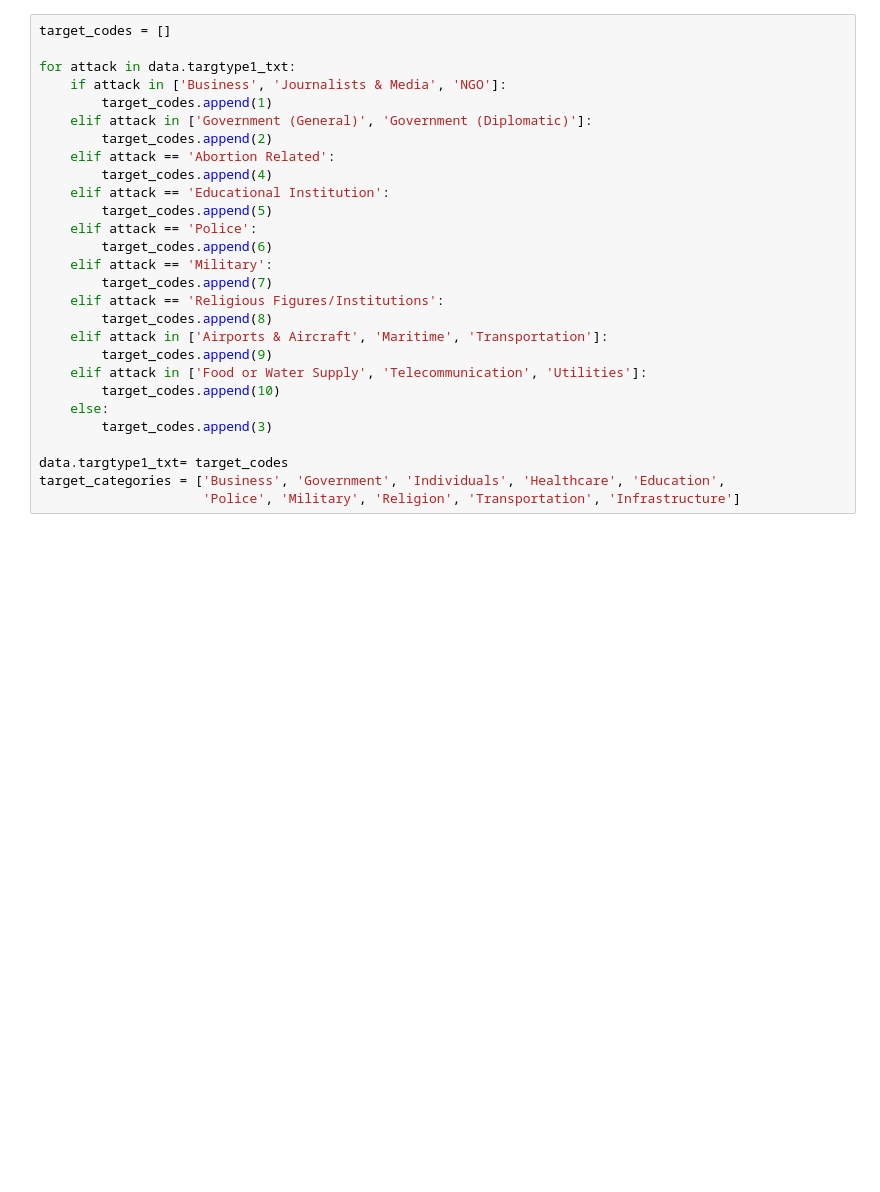
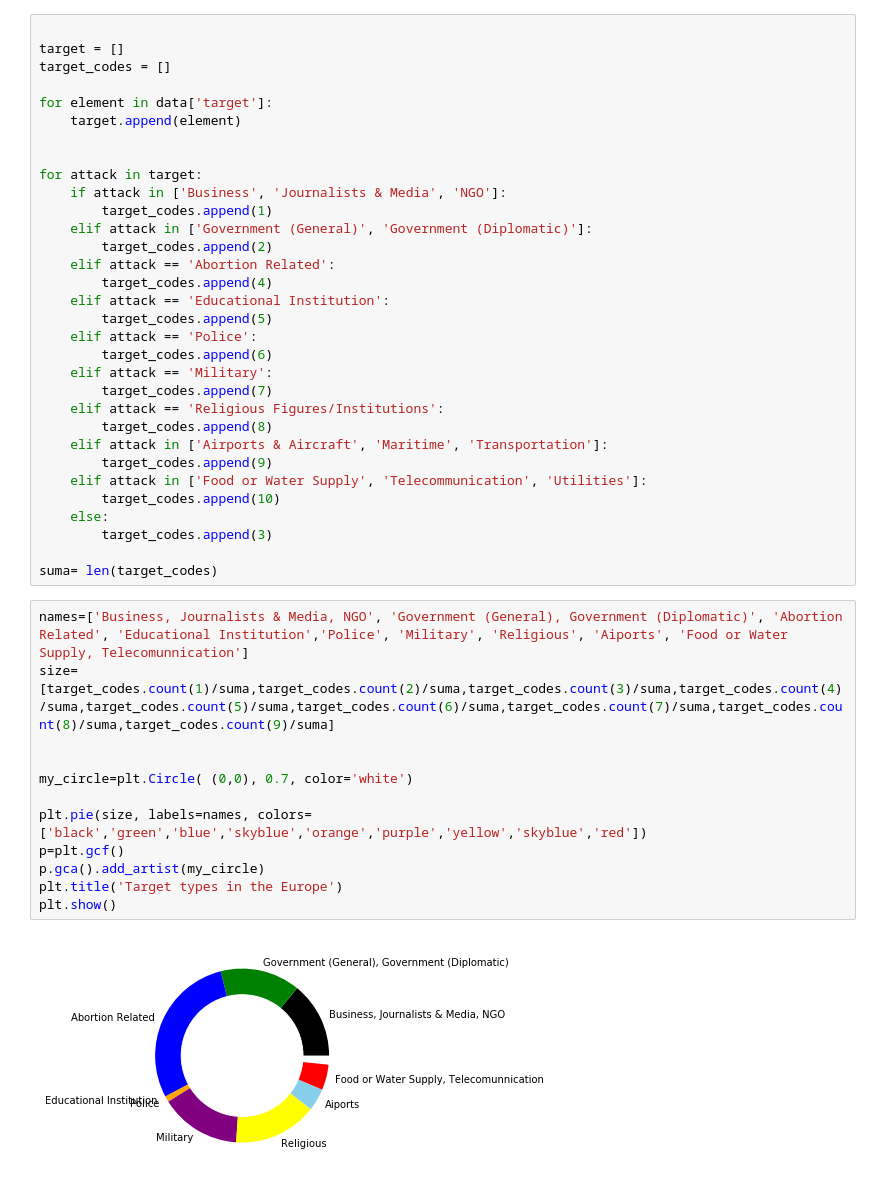
Before and after one commit to Nitryna/mini_projekt, a Jupyter notebook: mini_projekt.ipynb, the cells around one changed output. Saved outputs shown, nothing was run; the diff lists cells and outputs as text; blank space fills up the shorter version.

```diff
--- a/mini_projekt.ipynb
+++ b/mini_projekt.ipynb
@@ -78,7 +178,13 @@ Text(0, 0.5, 'Ilosc atakow')
 # %%
+
+target = []
 target_codes = []
 
-for attack in data.targtype1_txt:
+for element in data['target']:
+    target.append(element)
+
+
+for attack in target:
     if attack in ['Business', 'Journalists & Media', 'NGO']:
         target_codes.append(1)
     elif attack in ['Government (General)', 'Government (Diplomatic)']:
@@ -100,6 +206,18 @@ for attack in data.targtype1_txt:
     else:
         target_codes.append(3)
 
-data.targtype1_txt= target_codes
-target_categories = ['Business', 'Government', 'Individuals', 'Healthcare', 'Education',
-                     'Police', 'Military', 'Religion', 'Transportation', 'Infrastructure']
+suma= len(target_codes)
+# %%
+names=['Business, Journalists & Media, NGO', 'Government (General), Government (Diplomatic)', 'Abortion Related', 'Educational Institution','Police', 'Military', 'Religious', 'Aiports', 'Food or Water Supply, Telecomunnication']
+size=[target_codes.count(1)/suma,target_codes.count(2)/suma,target_codes.count(3)/suma,target_codes.count(4)/suma,target_codes.count(5)/suma,target_codes.count(6)/suma,target_codes.count(7)/suma,target_codes.count(8)/suma,target_codes.count(9)/suma]
+
+
+my_circle=plt.Circle( (0,0), 0.7, color='white')
+
+plt.pie(size, labels=names, colors=['black','green','blue','skyblue','orange','purple','yellow','skyblue','red'])
+p=plt.gcf()
+p.gca().add_artist(my_circle)
+plt.title('Target types in the Europe')
+plt.show()
+# %% [output]
+[figure, added]
```
Also changed, not shown: parts of 13 cells of this notebook.
